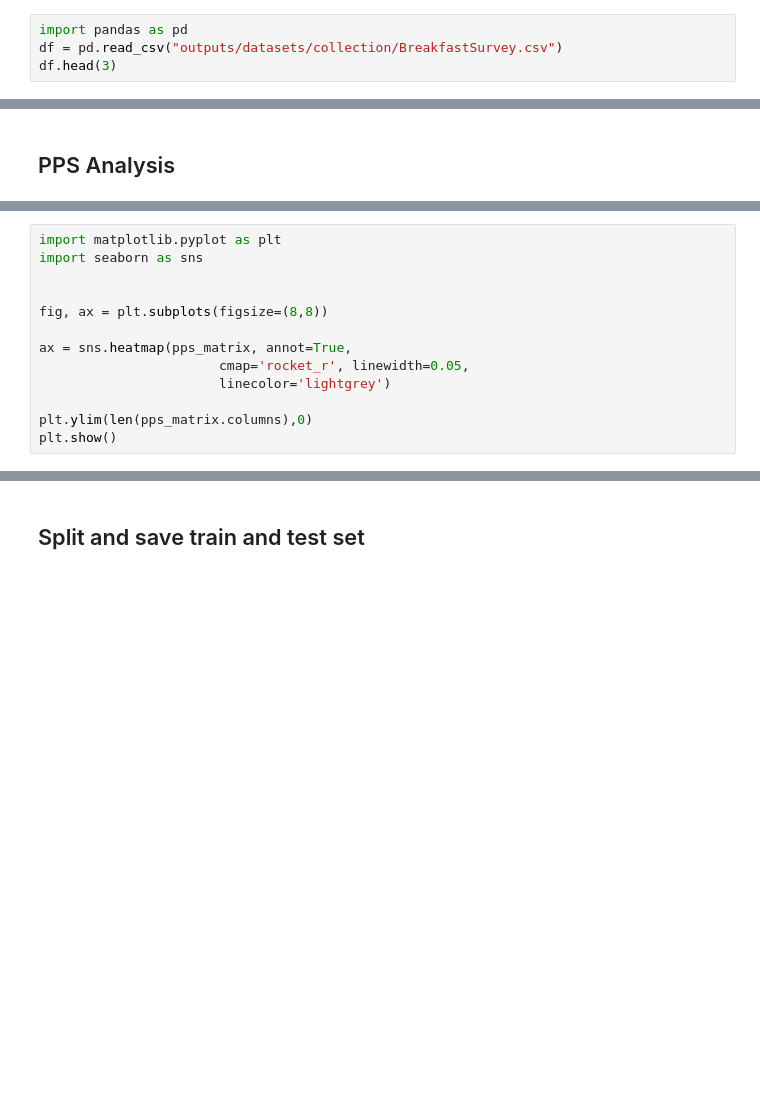
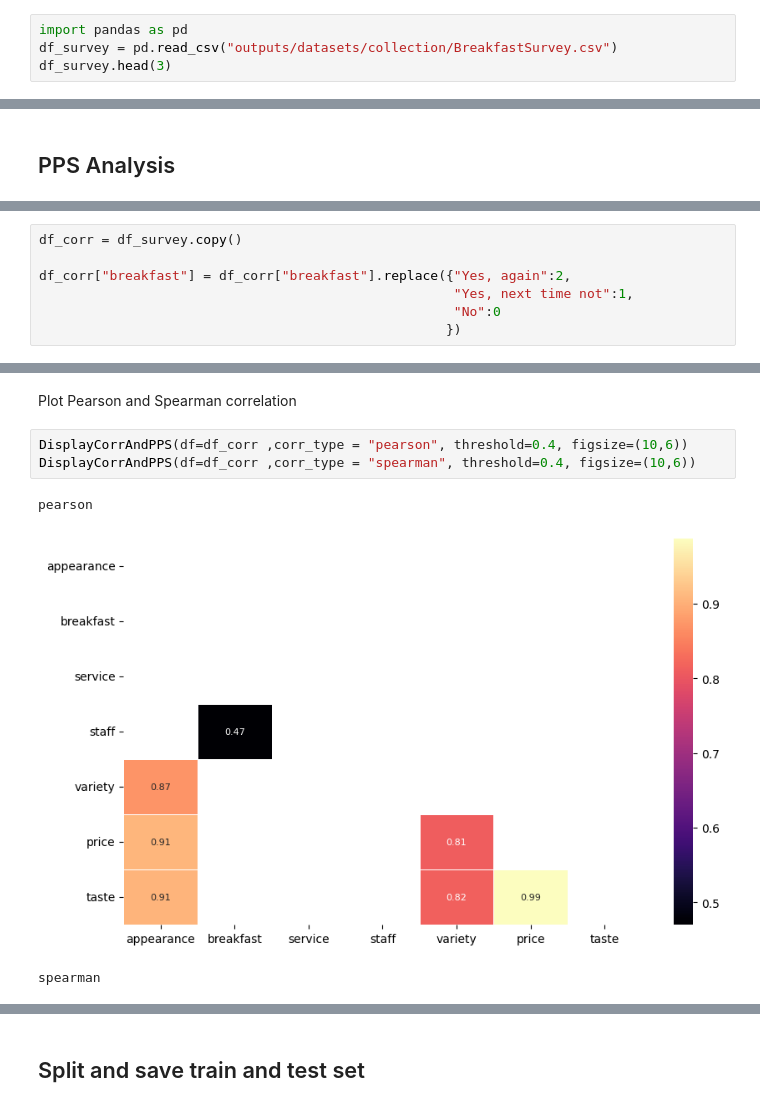
Before and after one commit to ZoltanNyaradi/Guest-Survey-Analysis-to-Improve-Hotel-Breakfast, a Jupyter notebook: jupyter_notebooks/05 - DataCleaning.ipynb, the cells around one changed output, grey strips where cells are left out. Saved outputs shown, nothing was run; the diff lists cells and outputs as text; blank space fills up the shorter version.

Commit message:
Data Cleaning - Missing data, Split plots and write conclusion under them

```diff
--- a/jupyter_notebooks/05 - DataCleaning.ipynb
+++ b/jupyter_notebooks/05 - DataCleaning.ipynb
@@ -38,8 +47,8 @@ current_dir
 ## Load Data
 # %%
 import pandas as pd
-df = pd.read_csv("outputs/datasets/collection/BreakfastSurvey.csv")
-df.head(3)
+df_survey = pd.read_csv("outputs/datasets/collection/BreakfastSurvey.csv")
+df_survey.head(3)
 # %% [output]
 |  | appearance | breakfast | service | staff | variety | price | taste |
 | 0 | 2 | No | 4 | 2 | 2 | 4 | 4 |
@@ -63,16 +83,3 @@ pps_matrix
 | staff | 0.00 | 0.02 | 0.00 | 0.00 | 1.00 | 0.00 | 0.00 |
 | taste | 0.60 | 0.02 | 0.92 | 0.01 | 0.03 | 1.00 | 0.54 |
 | variety | 0.57 | 0.00 | 0.57 | 0.00 | 0.00 | 0.58 | 1.00 |
-# %%
-import matplotlib.pyplot as plt
-import seaborn as sns
-
-
-fig, ax = plt.subplots(figsize=(8,8))
-
-ax = sns.heatmap(pps_matrix, annot=True,
-                       cmap='rocket_r', linewidth=0.05,
-                       linecolor='lightgrey')
-
-plt.ylim(len(pps_matrix.columns),0)
-plt.show()
@@ -84,0 +88,7 @@ len(pps_matrix.columns)
+# %%
+df_corr = df_survey.copy()
+
+df_corr["breakfast"] = df_corr["breakfast"].replace({"Yes, again":2,
+                                                     "Yes, next time not":1,
+                                                     "No":0
+                                                    })
@@ -171,0 +145,9 @@ The score ranges from 0 (no predictive power) to 1 (perfect predictive power)
+# %% [markdown]
+Plot Pearson and Spearman correlation
+# %%
+DisplayCorrAndPPS(df=df_corr ,corr_type = "pearson", threshold=0.4, figsize=(10,6))
+DisplayCorrAndPPS(df=df_corr ,corr_type = "spearman", threshold=0.4, figsize=(10,6))
+# %% [output]
+pearson
+[figure, added]
+spearman
```
Also changed, not shown: parts of 23 cells of this notebook.
